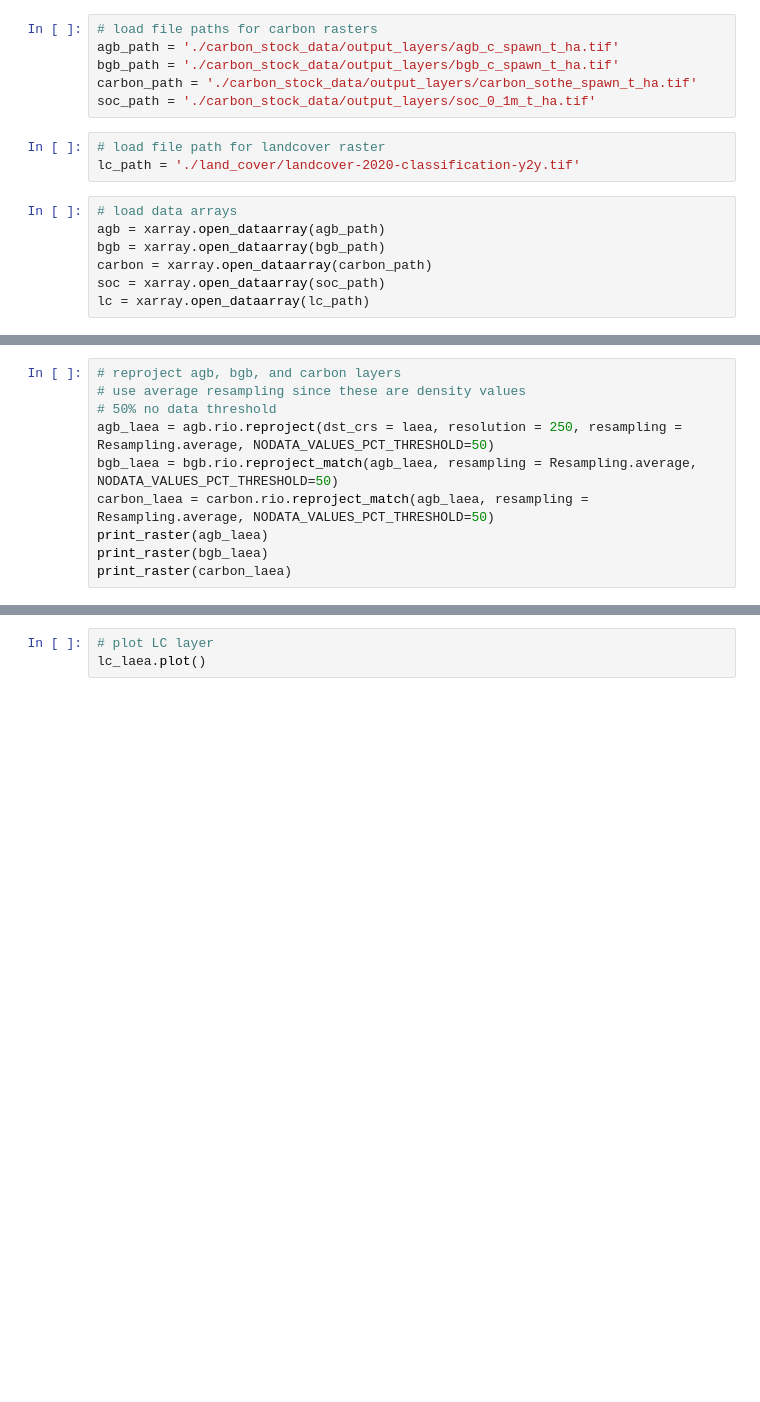
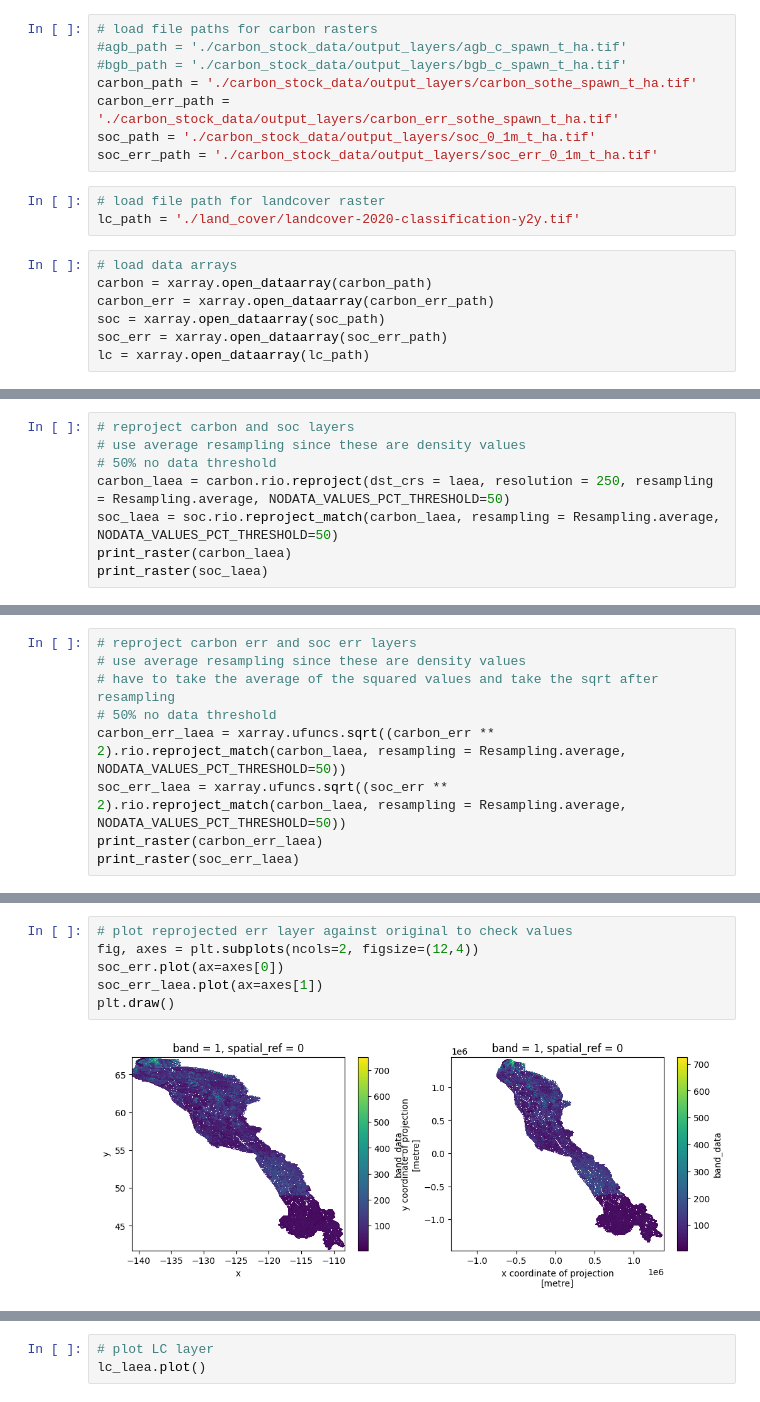
Before and after one commit to bermane/y2y-carbon, a Jupyter notebook: reproject_carbon_stocks.ipynb, the cells around one changed output, grey strips where cells are left out. Saved outputs shown, nothing was run; the diff lists cells and outputs as text; blank space fills up the shorter version.

```diff
--- a/reproject_carbon_stocks.ipynb
+++ b/reproject_carbon_stocks.ipynb
@@ -93,19 +93,21 @@ def print_raster(raster):
 laea = '+proj=laea +lat_0=55 +lon_0=-125 +x_0=0 +y_0=0 +datum=WGS84 +units=m +no_defs'
 # %%
 # load file paths for carbon rasters
-agb_path = './carbon_stock_data/output_layers/agb_c_spawn_t_ha.tif'
-bgb_path = './carbon_stock_data/output_layers/bgb_c_spawn_t_ha.tif'
+#agb_path = './carbon_stock_data/output_layers/agb_c_spawn_t_ha.tif'
+#bgb_path = './carbon_stock_data/output_layers/bgb_c_spawn_t_ha.tif'
 carbon_path = './carbon_stock_data/output_layers/carbon_sothe_spawn_t_ha.tif'
+carbon_err_path = './carbon_stock_data/output_layers/carbon_err_sothe_spawn_t_ha.tif'
 soc_path = './carbon_stock_data/output_layers/soc_0_1m_t_ha.tif'
+soc_err_path = './carbon_stock_data/output_layers/soc_err_0_1m_t_ha.tif'
 # %%
 # load file path for landcover raster
 lc_path = './land_cover/landcover-2020-classification-y2y.tif'
 # %%
 # load data arrays
-agb = xarray.open_dataarray(agb_path)
-bgb = xarray.open_dataarray(bgb_path)
 carbon = xarray.open_dataarray(carbon_path)
+carbon_err = xarray.open_dataarray(carbon_err_path)
 soc = xarray.open_dataarray(soc_path)
+soc_err = xarray.open_dataarray(soc_err_path)
 lc = xarray.open_dataarray(lc_path)
 # %%
 # print rasters
@@ -140,13 +144,11 @@ NoDataOriginalValues: 0.0
 # %%
-# reproject agb, bgb, and carbon layers
+# reproject carbon and soc layers
 # use average resampling since these are density values
 # 50% no data threshold
-agb_laea = agb.rio.reproject(dst_crs = laea, resolution = 250, resampling = Resampling.average, NODATA_VALUES_PCT_THRESHOLD=50)
-bgb_laea = bgb.rio.reproject_match(agb_laea, resampling = Resampling.average, NODATA_VALUES_PCT_THRESHOLD=50)
-carbon_laea = carbon.rio.reproject_match(agb_laea, resampling = Resampling.average, NODATA_VALUES_PCT_THRESHOLD=50)
-print_raster(agb_laea)
-print_raster(bgb_laea)
+carbon_laea = carbon.rio.reproject(dst_crs = laea, resolution = 250, resampling = Resampling.average, NODATA_VALUES_PCT_THRESHOLD=50)
+soc_laea = soc.rio.reproject_match(carbon_laea, resampling = Resampling.average, NODATA_VALUES_PCT_THRESHOLD=50)
 print_raster(carbon_laea)
+print_raster(soc_laea)
 # %% [output]
 shape: (11718, 10862)
 resolution: (250.0, -250.0)
@@ -165,3 +165,12 @@ sum: 892396480.0
 CRS: PROJCS["unknown",GEOGCS["unknown",DATUM["WGS_1984",SPHEROID["WGS 84",6378137,298.257223563,AUTHORITY["EPSG","7030"]],AUTHORITY["EPSG","6326"]],PRIMEM["Greenwich",0,AUTHORITY["EPSG","8901"]],UNIT[ ...
 NoDataValue: nan
 NoDataOriginalValues: -9999.0
+# %%
+# reproject carbon err and soc err layers
+# use average resampling since these are density values
+# have to take the average of the squared values and take the sqrt after resampling
+# 50% no data threshold
+carbon_err_laea = xarray.ufuncs.sqrt((carbon_err ** 2).rio.reproject_match(carbon_laea, resampling = Resampling.average, NODATA_VALUES_PCT_THRESHOLD=50))
+soc_err_laea = xarray.ufuncs.sqrt((soc_err ** 2).rio.reproject_match(carbon_laea, resampling = Resampling.average, NODATA_VALUES_PCT_THRESHOLD=50))
+print_raster(carbon_err_laea)
+print_raster(soc_err_laea)
@@ -168 +193,9 @@ NoDataOriginalValues: -9999.0
+# %%
+# plot reprojected err layer against original to check values
+fig, axes = plt.subplots(ncols=2, figsize=(12,4))
+soc_err.plot(ax=axes[0])
+soc_err_laea.plot(ax=axes[1])
+plt.draw()
+# %% [output]
+[figure, added]
 # %%
```
Also changed, not shown: parts of 17 cells of this notebook, 1 other file.
